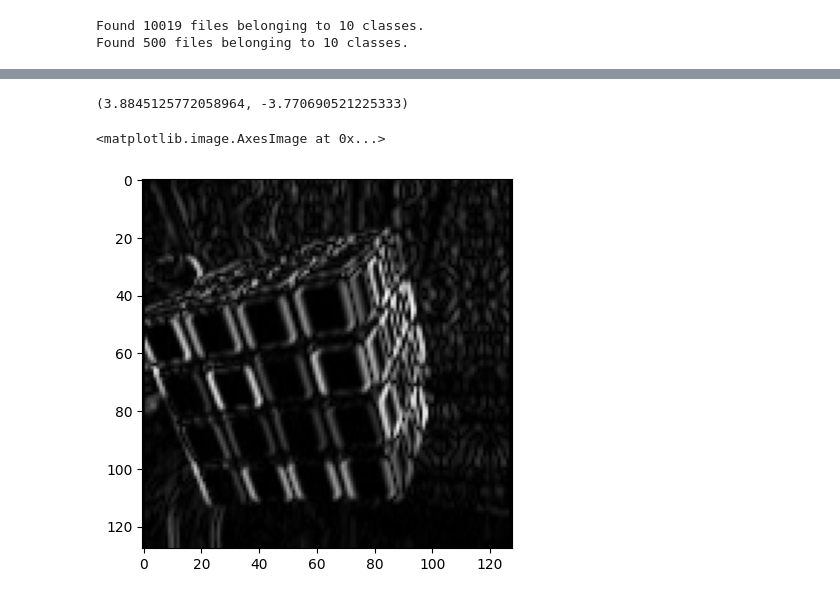
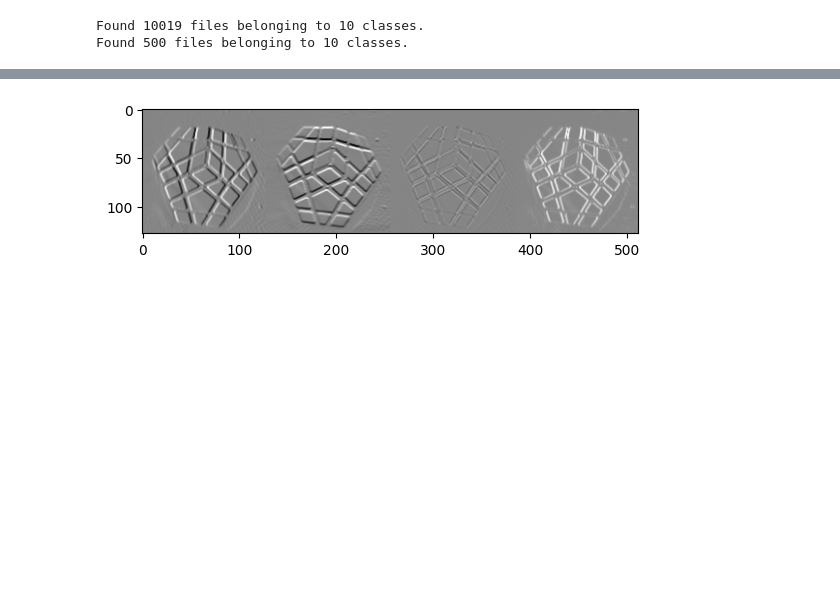
Before and after one commit to klima7/Cubes-Classifier, a Jupyter notebook: classifier.ipynb, the cells around one changed output, grey strips where cells are left out. Cells and saved outputs as stored; diff of their text form; code cells hidden in the pictures; blank space fills up the shorter version.

```diff
--- a/classifier.ipynb
+++ b/classifier.ipynb
@@ -88,15 +62,12 @@ grad_train_X.shape, grad_test_X.shape
 
 bin_grad_train_X = np.abs(grad_train_X)
 bin_grad_test_X = np.abs(grad_test_X)
-# %%
-np.max(grad_train_X), np.min(grad_train_X)
-# %% [output]
-(3.8845125772058964, -3.770690521225333)
-# %%
-plt.imshow(grad_train_X[402, ..., 3], 'gray')
-# %% [output]
-<matplotlib.image.AxesImage at 0x...>
-[figure, removed]
+# %%
+index = random.randint(0, len(train_X))
+imgs = grad_train_X[index]
+plt.imshow(np.hstack([imgs[..., 0], imgs[..., 1], imgs[..., 2], imgs[..., 3]]), 'gray');
+# %% [output]
+[figure, added]
 # %%
 model = Sequential([
     layers.Input(shape=(None, None, 4)),
```
Also changed, not shown: parts of 16 cells of this notebook.
